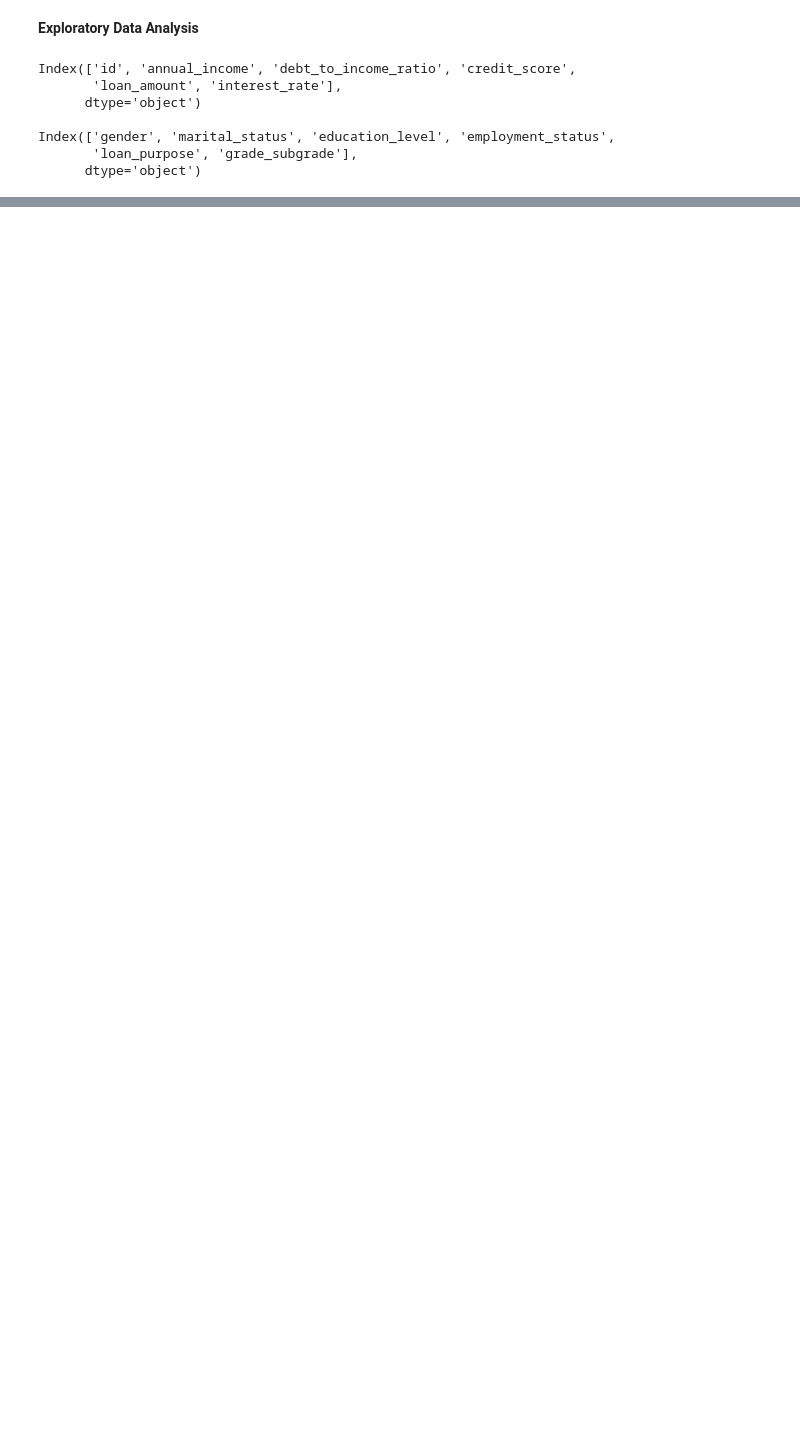
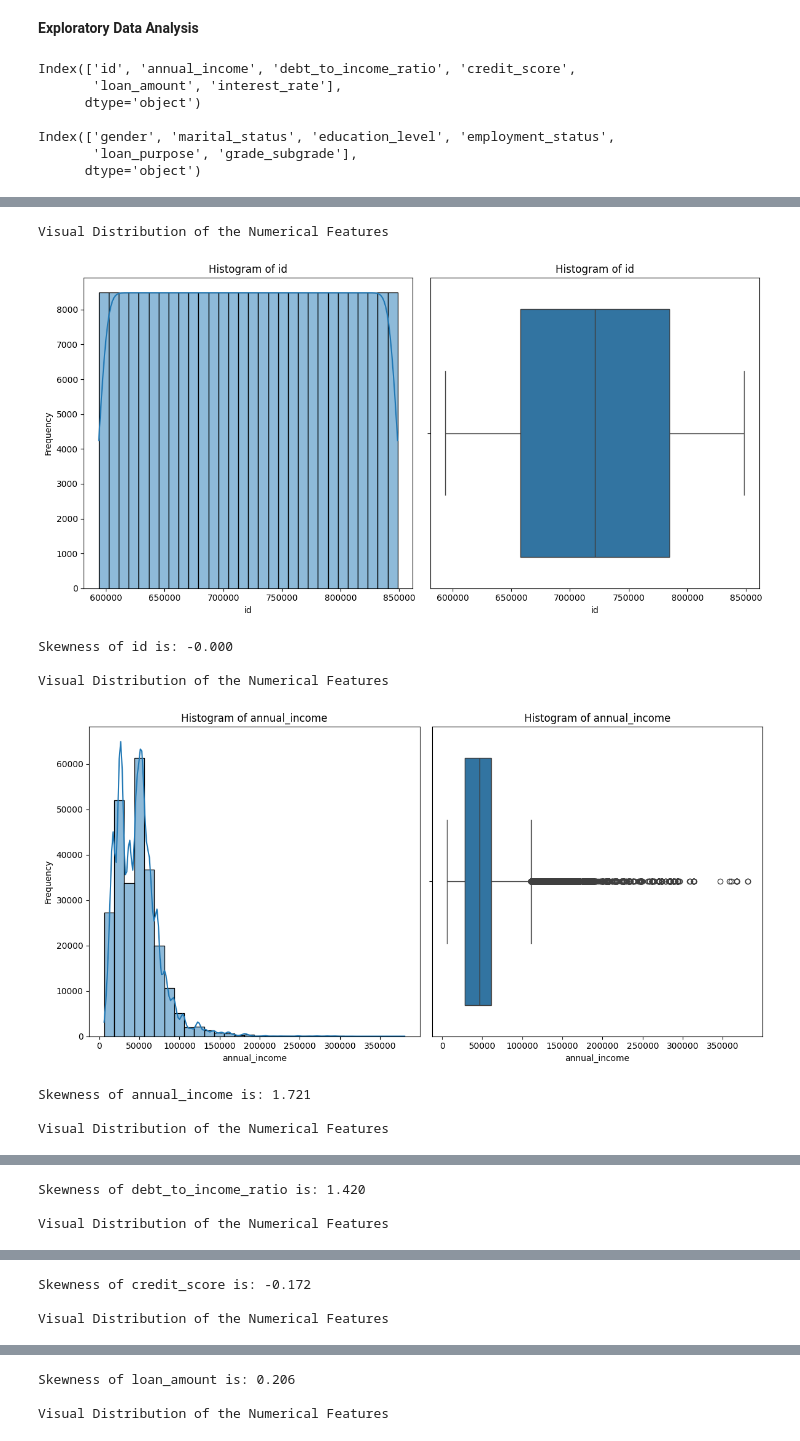
Before and after one commit to Olajcodes/Machine_Learning_Projects, a Jupyter notebook: predicting_loan_payback/eda.ipynb, the cells around one changed output, grey strips where cells are left out. Drawn from its saved outputs; the diff is of its cells as text; code cells hidden in the pictures; blank space fills up the shorter version.

```diff
--- a/predicting_loan_payback/eda.ipynb
+++ b/predicting_loan_payback/eda.ipynb
@@ -111,3 +112,10 @@ Index(['id', 'annual_income', 'debt_to_income_ratio', 'credit_score',
 Index(['gender', 'marital_status', 'education_level', 'employment_status',
        'loan_purpose', 'grade_subgrade'],
       dtype='object')
+# %%
+# I want to perform the description on the categorical features as well.
+for col in cat_col:
+    print("Feature:", col)
+    print("-------------------------")
+    print(df[col].value_counts())
+    print("")
@@ -113,0 +140,38 @@ Index(['gender', 'marital_status', 'education_level', 'employment_status',
+# %%
+# Here, I will be using histograms and box plots on visualizing the numerical features only while using scatter plots on categorical features
+
+def numerical_relationship(data, column):
+    # Stating the figure size
+    plt.figure(figsize=(12,6))
+    print("Visual Distribution of the Numerical Features")
+
+    # Plotting Histogram
+    plt.subplot(1,2,1)
+    sns.histplot(data=df, x= df[column], kde=True, bins=30)
+    plt.title(f"Histogram of {column}")
+    plt.xlabel(column)
+    plt.ylabel("Frequency")
+
+    # Plotting Boxplot
+    plt.subplot(1,2,2)
+    sns.boxplot(data=df, x=df[column])
+    plt.title(f"Histogram of {column}")
+    plt.xlabel(column)
+
+    plt.tight_layout()
+    plt.show()
+
+    print(f"Skewness of {column} is: {df[column].skew():.3f}\n")
+# %%
+for col in num_col:
+    numerical_relationship(df, col)
+# %% [output]
+Visual Distribution of the Numerical Features
+[figure, added]
+Skewness of id is: -0.000
+
+Visual Distribution of the Numerical Features
+[figure, added]
+Skewness of annual_income is: 1.721
+
+Visual Distribution of the Numerical Features
@@ -113,0 +179,3 @@ Index(['gender', 'marital_status', 'education_level', 'employment_status',
+Skewness of debt_to_income_ratio is: 1.420
+
+Visual Distribution of the Numerical Features
@@ -113,0 +183,3 @@ Index(['gender', 'marital_status', 'education_level', 'employment_status',
+Skewness of credit_score is: -0.172
+
+Visual Distribution of the Numerical Features
@@ -113,0 +187,3 @@ Index(['gender', 'marital_status', 'education_level', 'employment_status',
+Skewness of loan_amount is: 0.206
+
+Visual Distribution of the Numerical Features
```
Also changed, not shown: parts of 6 cells of this notebook, 1 other file.
